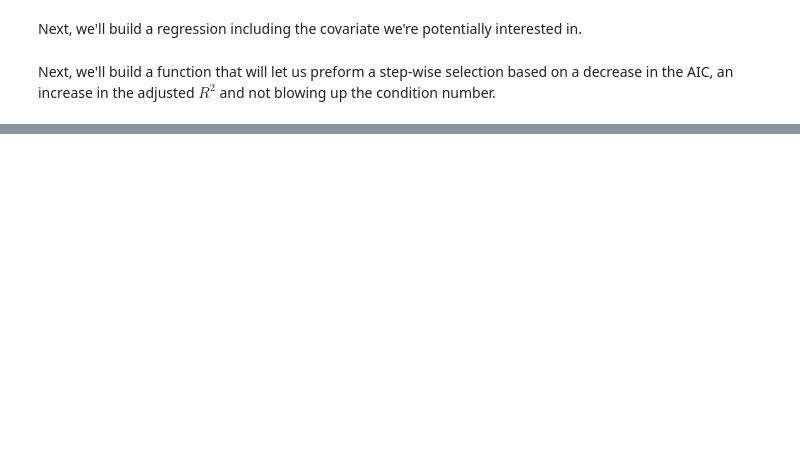
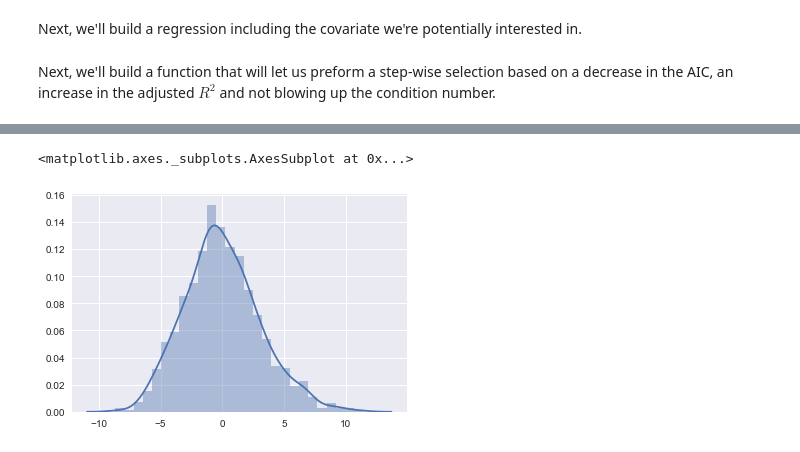
Before and after one commit to knightlab-analyses/american-gut-analyses, a Jupyter notebook: ipynb/Alpha Diversity Regression.ipynb, the cells around one changed output, grey strips where cells are left out. Saved outputs shown, nothing was run; the diff lists cells and outputs as text; code cells hidden in the pictures; blank space fills up the shorter version.

```diff
--- a/ipynb/Alpha Diversity Regression.ipynb
+++ b/ipynb/Alpha Diversity Regression.ipynb
@@ -76,3 +80,19 @@ study_columns = [
+# %%
+study_columns = [
+    'race',
+    'center_project_name',
+    'bowel_movement_frequency',
+    'types_of_plants',
+    'level_of_education',
+    'country',
+    'vegetable_frequency',
+    'antibiotic_history',
+    'drinks_per_session',
+    'sex',
+    'age_corrected',
+    'faiths_pd_1250',
+    'bloom_fraction'
+    ]
 # %%
 fmap_ = map_.loc[map_.apply(filter_map, axis=1)]
 dmap_ = fmap_[study_columns].dropna()
@@ -80,6 +100,6 @@ dmap_ = fmap_[study_columns].dropna()
 We'll also filter the map to remove any center project name category with less than 100 samples, so that if we chose to include it in the regression, we have enough groups that it won't lead to weird behavior.
 # %%
 cpn_counts = dmap_['center_project_name'].value_counts()
-cpn_filter = set(cpn_counts.index[cpn_counts > 100])
+cpn_filter = set(cpn_counts.index[cpn_counts > 75])
 # %%
 smap_ = dmap_.loc[dmap_['center_project_name'].apply(lambda x: x in cpn_filter)]
@@ -154,4 +167,4 @@ numeric_coding = {'alcohol_frequency': {'Never': 0,
 # %%
 smap_numeric = smap_.replace(numeric_coding)
 # %%
-smap_numeric['ln_age'] = np.log(smap_numeric['age_corrected'] + 1)
+smap_numeric['ln_age'] = np.log(smap_numeric['age_corrected'])
@@ -581,0 +433,8 @@ array([  1.19490392e-16,   6.15354305e-23,   6.82044727e-01,
+# %%
+fit11 = smf.ols('faiths_pd_1250 ~ bloom_fraction + C(race) + C(center_project_name)'
+               ' + C(bowel_movement_frequency) + C(types_of_plants)'
+               ' + C(level_of_education) + C(country) + C(vegetable_frequency)'
+               ' + C(antibiotic_history) + C(drinks_per_session)'
+               ' + ln_age',
+               data=smap_numeric).fit()
+print(fit11.summary())
@@ -581,0 +583,5 @@ array([  1.19490392e-16,   6.15354305e-23,   6.82044727e-01,
+# %%
+sn.distplot(fit11.resid)
+# %% [output]
+<matplotlib.axes._subplots.AxesSubplot at 0x...>
+[figure, added]
```
Also changed, not shown: parts of 57 cells of this notebook, 2 other files.
